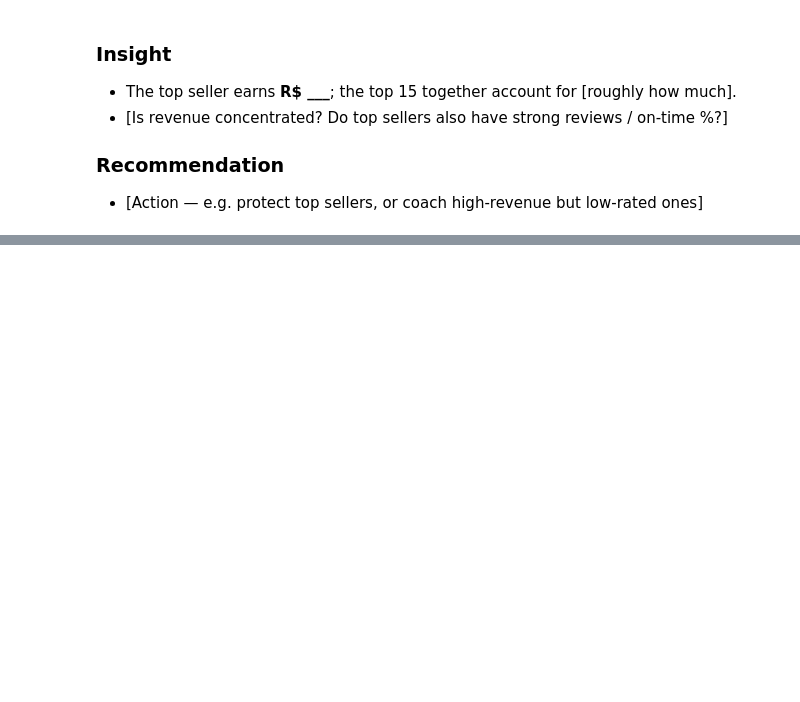
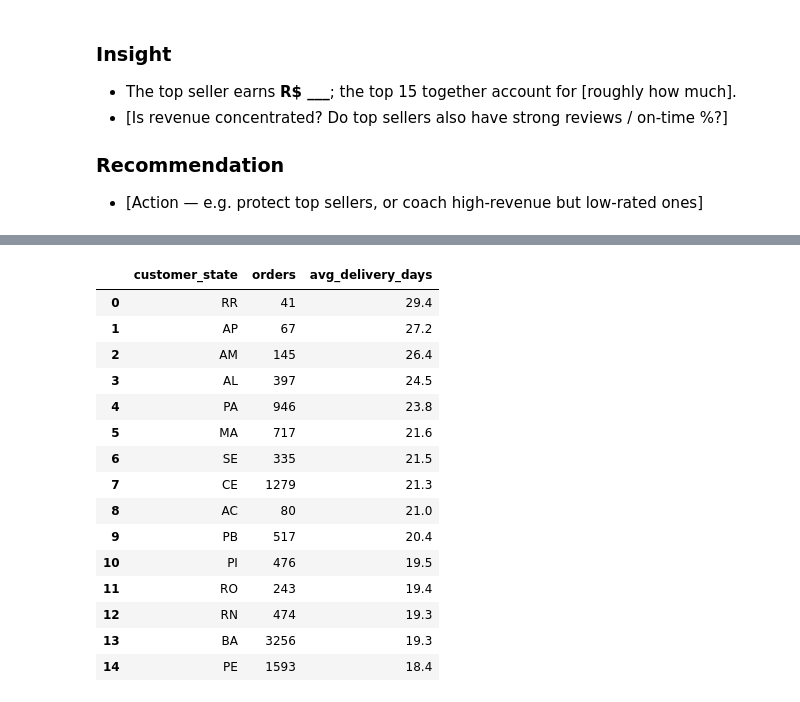
Before and after one commit to shavkatjony/brazilian-e-market, a Jupyter notebook: notebooks/analysis.ipynb, the cells around one changed output, grey strips where cells are left out. Drawn from its saved outputs; the diff is of its cells as text; code cells hidden in the pictures; blank space fills up the shorter version.

```diff
--- a/notebooks/analysis.ipynb
+++ b/notebooks/analysis.ipynb
@@ -232,0 +287,20 @@ plt.show()
+# %%
+states = run_sql("pipeline_stages.sql").head(15)  # 15 slowest states
+states
+# %% [output]
+|  | customer_state | orders | avg_delivery_days |
+| 0 | RR | 41 | 29.4 |
+| 1 | AP | 67 | 27.2 |
+| 2 | AM | 145 | 26.4 |
+| 3 | AL | 397 | 24.5 |
+| 4 | PA | 946 | 23.8 |
+| 5 | MA | 717 | 21.6 |
+| 6 | SE | 335 | 21.5 |
+| 7 | CE | 1279 | 21.3 |
+| 8 | AC | 80 | 21.0 |
+| 9 | PB | 517 | 20.4 |
+| 10 | PI | 476 | 19.5 |
+| 11 | RO | 243 | 19.4 |
+| 12 | RN | 474 | 19.3 |
+| 13 | BA | 3256 | 19.3 |
+| 14 | PE | 1593 | 18.4 |
```
Also changed, not shown: parts of 13 cells of this notebook, 2 other files.
